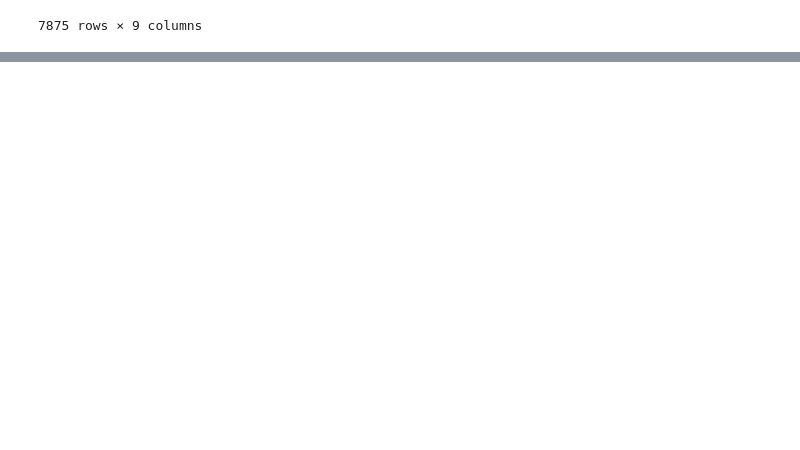
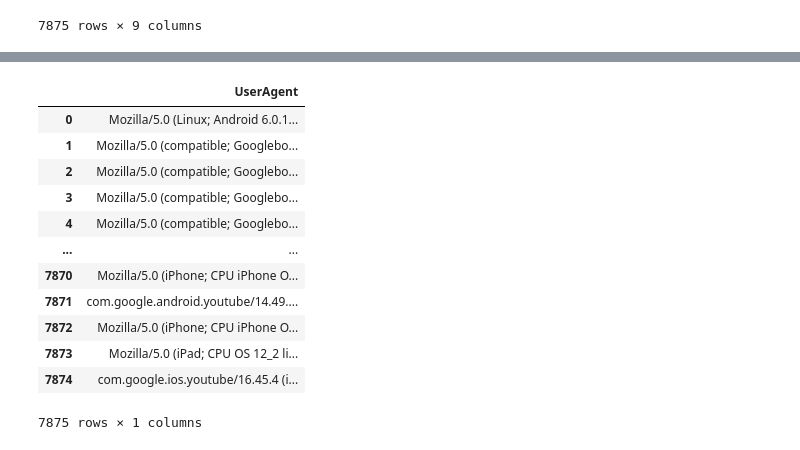
Before and after one commit to WagnerLisaK/AB_Security_Project, a Jupyter notebook: Internet_data.ipynb, the cells around one changed output, grey strips where cells are left out. Cells and saved outputs as stored; diff of their text form; code cells hidden in the pictures; blank space fills up the shorter version.

```diff
--- a/Internet_data.ipynb
+++ b/Internet_data.ipynb
@@ -65,0 +102,17 @@ prevurl_df
+# %%
+temp = usragnt_df.loc[:, ['UserAgent']]
+temp
+# %% [output]
+|  | UserAgent |
+| 0 | Mozilla/5.0 (Linux; Android 6.0.1... |
+| 1 | Mozilla/5.0 (compatible; Googlebo... |
+| 2 | Mozilla/5.0 (compatible; Googlebo... |
+| 3 | Mozilla/5.0 (compatible; Googlebo... |
+| 4 | Mozilla/5.0 (compatible; Googlebo... |
+| ... | ... |
+| 7870 | Mozilla/5.0 (iPhone; CPU iPhone O... |
+| 7871 | com.google.android.youtube/14.49.... |
+| 7872 | Mozilla/5.0 (iPhone; CPU iPhone O... |
+| 7873 | Mozilla/5.0 (iPad; CPU OS 12_2 li... |
+| 7874 | com.google.ios.youtube/16.45.4 (i... |
+7875 rows × 1 columns
```
Also changed, not shown: parts of 7 cells of this notebook.
